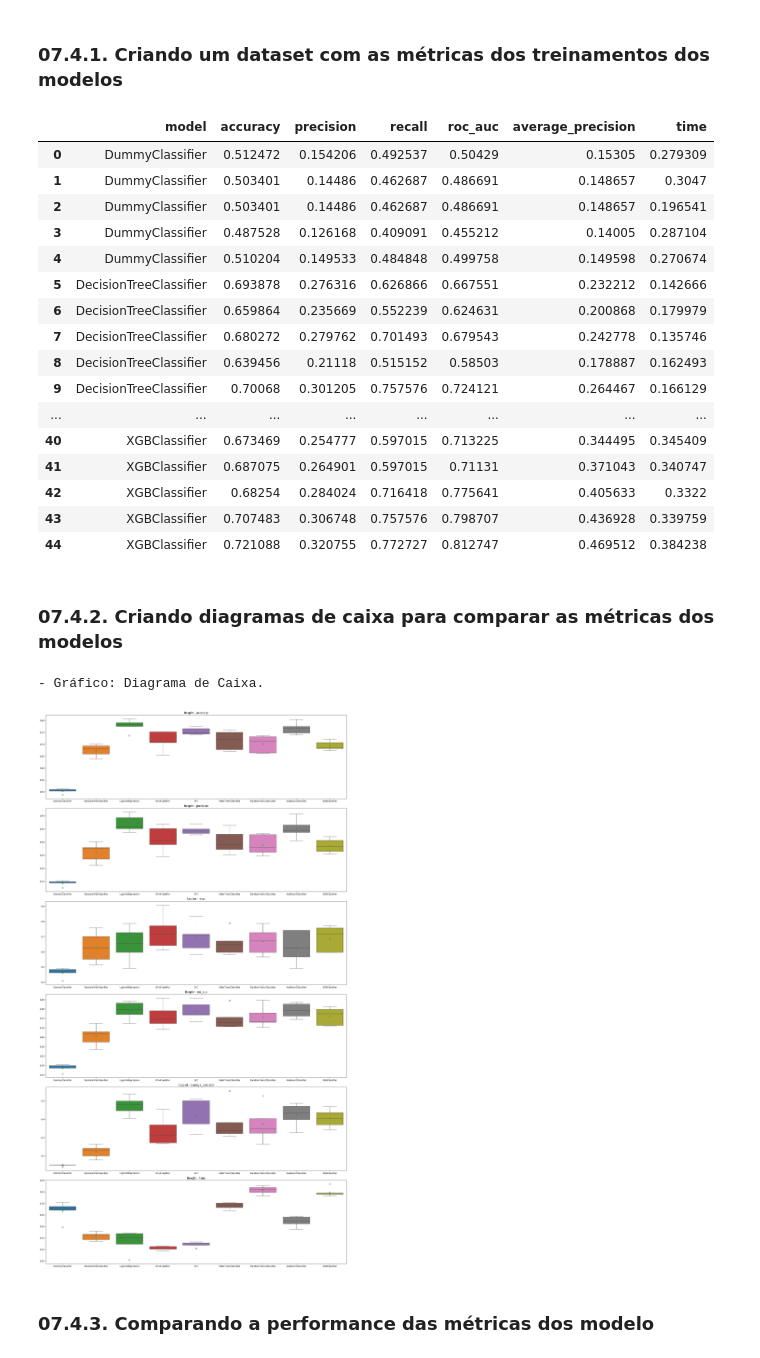
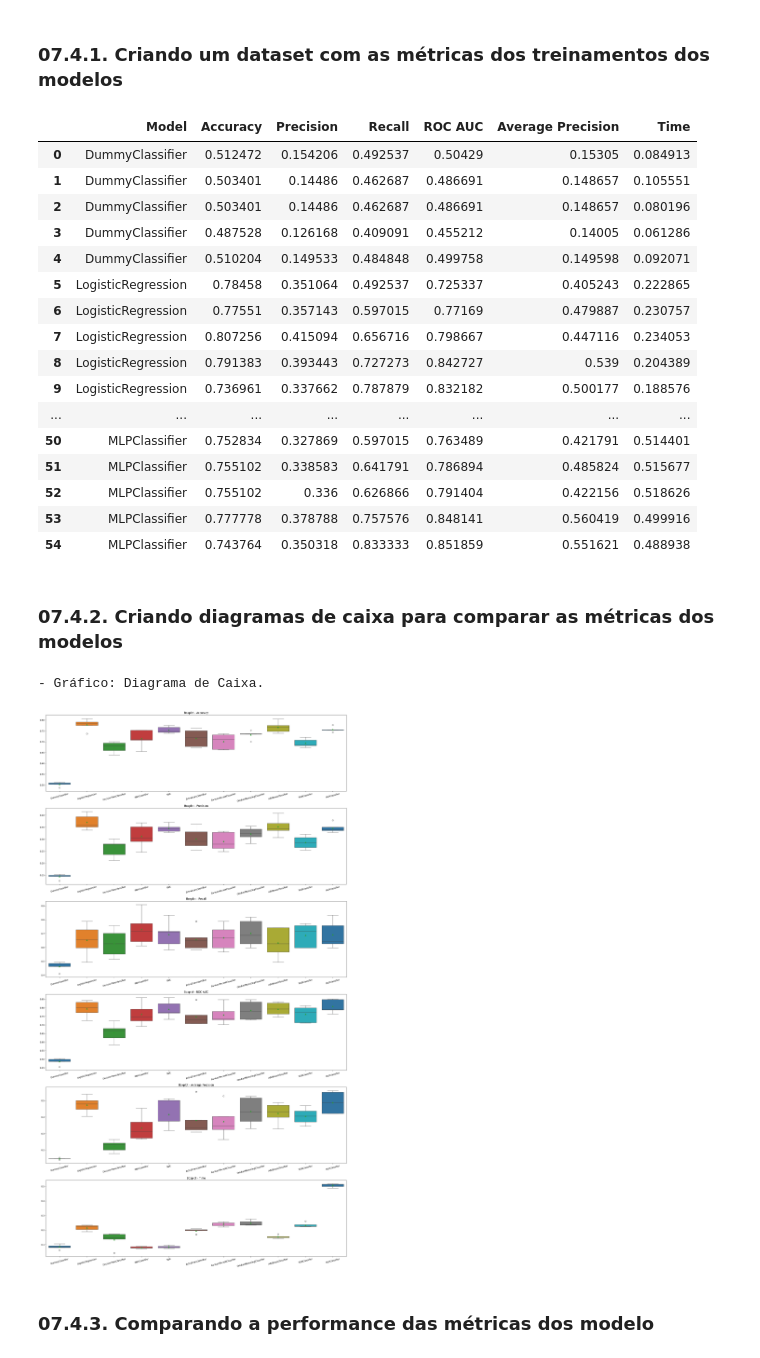
Before and after one commit to matheusresende7/ds_projeto_final_5_modelo_clusterizacao_classificacao_app_delivery, a Jupyter notebook: notebooks/07_pd_model_classification_selection.ipynb, the cells around one changed output. Saved outputs shown, nothing was run; the diff lists cells and outputs as text; code cells hidden in the pictures.

```diff
--- a/notebooks/07_pd_model_classification_selection.ipynb
+++ b/notebooks/07_pd_model_classification_selection.ipynb
@@ -297 +300,13 @@ min_max_scaler_columns = [
+# %%
+pipeline_pre_processing = ColumnTransformer([
+
+    ('one_hot_encoder', OneHotEncoder(), one_hot_encoder_columns),
+
+    ('standard_scaler', StandardScaler(), standard_scaler_columns),
+
+    ('power_transformer', PowerTransformer(), power_transformer_columns),
+
+    ('min_max_scaler', MinMaxScaler(), min_max_scaler_columns)
+
+])
 # %% [markdown]
@@ -357,23 +360,27 @@ def pipeline(X: pd.DataFrame, y: pd.Series, model: BaseEstimator) -> dict[str, A
 # %%
 scores = {
 
-    'DummyClassifier': pipeline(X, y, DummyClassifier(strategy = 'stratified', random_state = consts.RANDOM_STATE)),
+    'DummyClassifier': pipeline_sklearn(X, y, DummyClassifier(strategy = 'stratified', random_state = consts.RANDOM_STATE)),
 
-    'DecisionTreeClassifier': pipeline(X, y, DecisionTreeClassifier(random_state = consts.RANDOM_STATE)),
+    'LogisticRegression': pipeline_sklearn(X, y, LogisticRegression(random_state = consts.RANDOM_STATE)),
 
-    'LogisticRegression': pipeline(X, y, LogisticRegression(random_state = consts.RANDOM_STATE)),
+    'DecisionTreeClassifier': pipeline_sklearn(X, y, DecisionTreeClassifier(random_state = consts.RANDOM_STATE)),
 
-    'KNNClassifier': pipeline(X, y, KNeighborsClassifier(n_neighbors = 5)),
+    'KNNClassifier': pipeline_sklearn(X, y, KNeighborsClassifier(n_neighbors = 5)),
 
-    'SVC': pipeline(X, y, SVC(random_state = consts.RANDOM_STATE)),
+    'SVC': pipeline_sklearn(X, y, SVC(random_state = consts.RANDOM_STATE)),
 
-    'ExtraTreesClassifier': pipeline(X, y, ExtraTreesClassifier(random_state = consts.RANDOM_STATE)),
+    'ExtraTreesClassifier': pipeline_sklearn(X, y, ExtraTreesClassifier(random_state = consts.RANDOM_STATE)),
 
-    'RandomForestClassifier': pipeline(X, y, RandomForestClassifier(random_state = consts.RANDOM_STATE)),
+    'RandomForestClassifier': pipeline_sklearn(X, y, RandomForestClassifier(random_state = consts.RANDOM_STATE)),
 
-    'AdaBoostClassifier': pipeline(X, y, AdaBoostClassifier(random_state = consts.RANDOM_STATE)),
+    'GradientBoostingClassifier': pipeline_sklearn(X,y, GradientBoostingClassifier(random_state = consts.RANDOM_STATE)),
 
-    'XGBClassifier': pipeline(X, y, XGBClassifier(random_state = consts.RANDOM_STATE)),
+    'AdaBoostClassifier': pipeline_sklearn(X, y, AdaBoostClassifier(random_state = consts.RANDOM_STATE)),
+
+    'XGBClassifier': pipeline_sklearn(X, y, XGBClassifier(random_state = consts.RANDOM_STATE)),
+
+    'MLPClassifier': pipeline_sklearn(X, y, MLPClassifier(random_state = consts.RANDOM_STATE)),
 
 }
 # %% [markdown]
@@ -390,9 +397,9 @@ scores = {
 # %%
 for k, v in scores.items():
 
-    scores[k]['time'] = scores[k]['fit_time'] + scores[k]['score_time']
+    scores[k]['Time'] = scores[k]['fit_time'] + scores[k]['score_time']
 
-df_metrics = pd.DataFrame(scores).T.reset_index().rename(columns = {'index': 'model'})
+df_metrics = pd.DataFrame(scores).T.reset_index().rename(columns = {'index': 'Model'})
 
 df_metrics = df_metrics.explode(df_metrics.columns[1:].to_list()).reset_index(drop = True)
 
@@ -400,38 +407,40 @@ df_metrics = df_metrics.rename(columns = lambda c: c.replace('test_', ''))
 
 df_metrics = df_metrics.drop(columns = ['fit_time', 'score_time'])
 
+df_metrics = df_metrics.rename(columns = {'accuracy': 'Accuracy', 'precision': 'Precision', 'recall': 'Recall', 'roc_auc': 'ROC AUC', 'average_precision': 'Average Precision'})
+
 df_metrics
 # %% [output]
-|  | model | accuracy | precision | recall | roc_auc | average_precision | time |
-| 0 | DummyClassifier | 0.512472 | 0.154206 | 0.492537 | 0.50429 | 0.15305 | 0.279309 |
-| 1 | DummyClassifier | 0.503401 | 0.14486 | 0.462687 | 0.486691 | 0.148657 | 0.3047 |
-| 2 | DummyClassifier | 0.503401 | 0.14486 | 0.462687 | 0.486691 | 0.148657 | 0.196541 |
-| 3 | DummyClassifier | 0.487528 | 0.126168 | 0.409091 | 0.455212 | 0.14005 | 0.287104 |
-| 4 | DummyClassifier | 0.510204 | 0.149533 | 0.484848 | 0.499758 | 0.149598 | 0.270674 |
-| 5 | DecisionTreeClassifier | 0.693878 | 0.276316 | 0.626866 | 0.667551 | 0.232212 | 0.142666 |
-| 6 | DecisionTreeClassifier | 0.659864 | 0.235669 | 0.552239 | 0.624631 | 0.200868 | 0.179979 |
-| 7 | DecisionTreeClassifier | 0.680272 | 0.279762 | 0.701493 | 0.679543 | 0.242778 | 0.135746 |
-| 8 | DecisionTreeClassifier | 0.639456 | 0.21118 | 0.515152 | 0.58503 | 0.178887 | 0.162493 |
-| 9 | DecisionTreeClassifier | 0.70068 | 0.301205 | 0.757576 | 0.724121 | 0.264467 | 0.166129 |
+|  | Model | Accuracy | Precision | Recall | ROC AUC | Average Precision | Time |
+| 0 | DummyClassifier | 0.512472 | 0.154206 | 0.492537 | 0.50429 | 0.15305 | 0.084913 |
+| 1 | DummyClassifier | 0.503401 | 0.14486 | 0.462687 | 0.486691 | 0.148657 | 0.105551 |
+| 2 | DummyClassifier | 0.503401 | 0.14486 | 0.462687 | 0.486691 | 0.148657 | 0.080196 |
+| 3 | DummyClassifier | 0.487528 | 0.126168 | 0.409091 | 0.455212 | 0.14005 | 0.061286 |
+| 4 | DummyClassifier | 0.510204 | 0.149533 | 0.484848 | 0.499758 | 0.149598 | 0.092071 |
+| 5 | LogisticRegression | 0.78458 | 0.351064 | 0.492537 | 0.725337 | 0.405243 | 0.222865 |
+| 6 | LogisticRegression | 0.77551 | 0.357143 | 0.597015 | 0.77169 | 0.479887 | 0.230757 |
+| 7 | LogisticRegression | 0.807256 | 0.415094 | 0.656716 | 0.798667 | 0.447116 | 0.234053 |
+| 8 | LogisticRegression | 0.791383 | 0.393443 | 0.727273 | 0.842727 | 0.539 | 0.204389 |
+| 9 | LogisticRegression | 0.736961 | 0.337662 | 0.787879 | 0.832182 | 0.500177 | 0.188576 |
 | ... | ... | ... | ... | ... | ... | ... | ... |
-| 40 | XGBClassifier | 0.673469 | 0.254777 | 0.597015 | 0.713225 | 0.344495 | 0.345409 |
-| 41 | XGBClassifier | 0.687075 | 0.264901 | 0.597015 | 0.71131 | 0.371043 | 0.340747 |
-| 42 | XGBClassifier | 0.68254 | 0.284024 | 0.716418 | 0.775641 | 0.405633 | 0.3322 |
-| 43 | XGBClassifier | 0.707483 | 0.306748 | 0.757576 | 0.798707 | 0.436928 | 0.339759 |
-| 44 | XGBClassifier | 0.721088 | 0.320755 | 0.772727 | 0.812747 | 0.469512 | 0.384238 |
+| 50 | MLPClassifier | 0.752834 | 0.327869 | 0.597015 | 0.763489 | 0.421791 | 0.514401 |
+| 51 | MLPClassifier | 0.755102 | 0.338583 | 0.641791 | 0.786894 | 0.485824 | 0.515677 |
+| 52 | MLPClassifier | 0.755102 | 0.336 | 0.626866 | 0.791404 | 0.422156 | 0.518626 |
+| 53 | MLPClassifier | 0.777778 | 0.378788 | 0.757576 | 0.848141 | 0.560419 | 0.499916 |
+| 54 | MLPClassifier | 0.743764 | 0.350318 | 0.833333 | 0.851859 | 0.551621 | 0.488938 |
 # %% [markdown]
 ### 07.4.2. Criando diagramas de caixa para comparar as métricas dos modelos
 # %%
 print('- Gráfico: Diagrama de Caixa.')
 
-fn_charts_pandas.boxplot(df_metrics, df_metrics.columns[1:].to_list(), 'model', 'model', num_cols = 1, height_figsize = 6)
+fn_charts_pandas.boxplot(df_metrics, df_metrics.columns[1:].to_list(), 'Model', 'Model', num_cols = 1, height_figsize = 6, labelxrotation = 15)
 
 plt.savefig(f'../images/outputs/charts/pandas/nb07_boxplot_models.png', format = 'png', dpi = 75, bbox_inches = 'tight', transparent = True)
 
 plt.show()
 # %% [output]
 - Gráfico: Diagrama de Caixa.
-[figure, old version]
+[figure, new version]
 # %% [markdown]
 ### 07.4.3. Comparando a performance das métricas dos modelo
 # %% [markdown]
```
Also changed, not shown: parts of 6 cells of this notebook, 8 other files.
